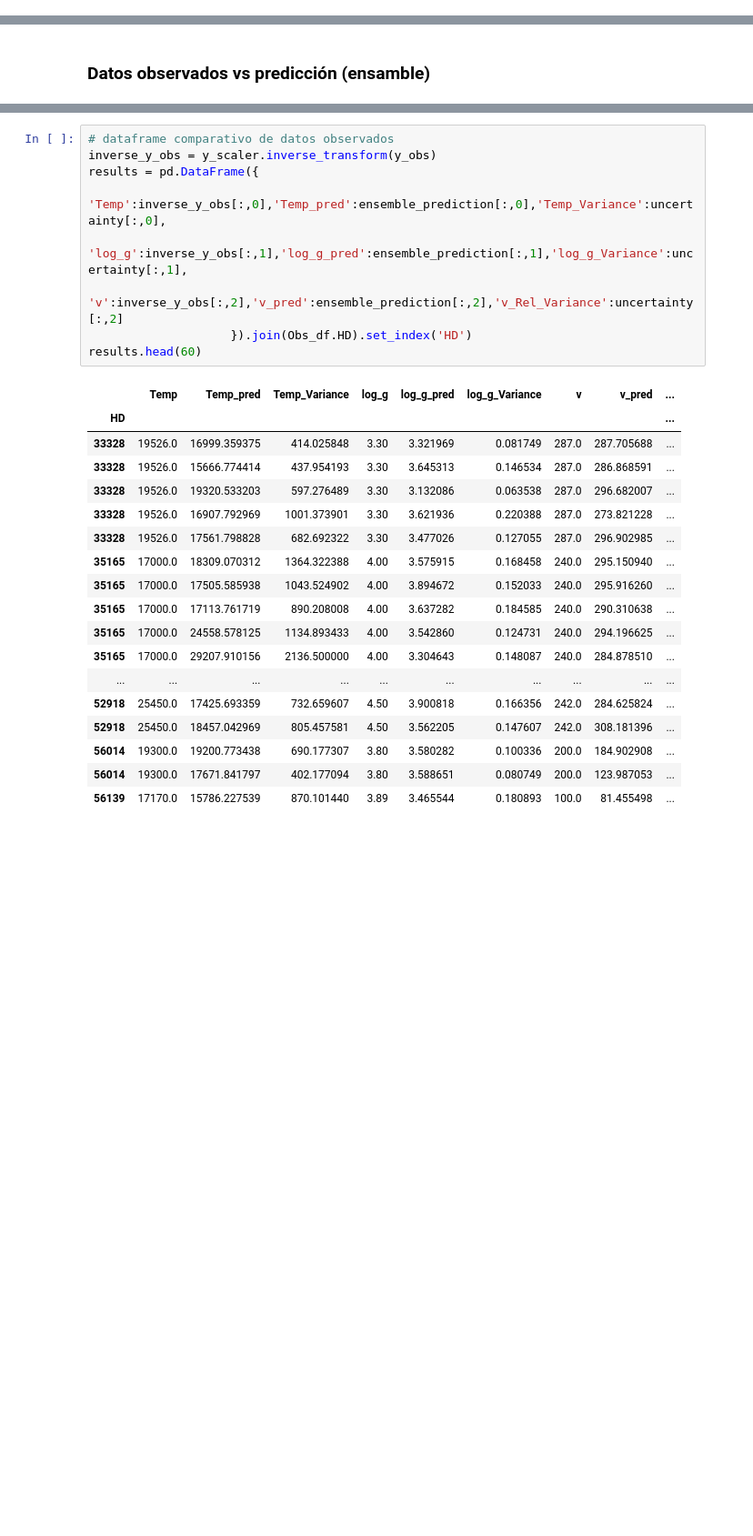
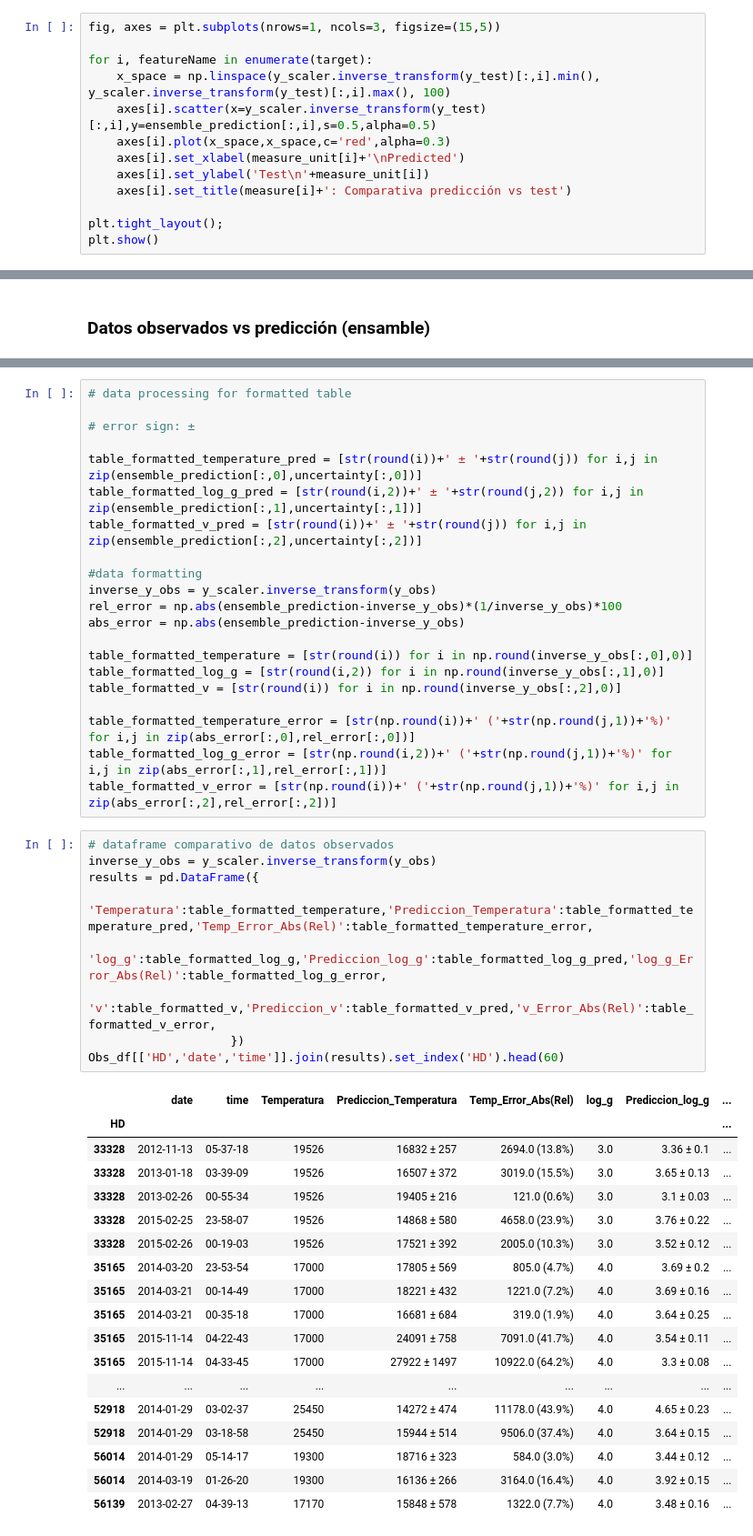
Before and after one commit to chum1ngo/StellarParametraPredictionDeepEnsemble, a Jupyter notebook: 5.1.Optimization/3.kerasAutoTunerGreedy.ipynb, the cells around one changed output, grey strips where cells are left out. Shown at 91% size. Drawn from its saved outputs; the diff is of its cells as text; blank space fills up the shorter version.

```diff
--- a/5.1.Optimization/3.kerasAutoTunerGreedy.ipynb
+++ b/5.1.Optimization/3.kerasAutoTunerGreedy.ipynb
@@ -465,0 +617,13 @@ plt.show()
+# %%
+fig, axes = plt.subplots(nrows=1, ncols=3, figsize=(15,5))
+
+for i, featureName in enumerate(target):
+	x_space = np.linspace(y_scaler.inverse_transform(y_test)[:,i].min(), y_scaler.inverse_transform(y_test)[:,i].max(), 100)
+	axes[i].scatter(x=y_scaler.inverse_transform(y_test)[:,i],y=ensemble_prediction[:,i],s=0.5,alpha=0.5)
+	axes[i].plot(x_space,x_space,c='red',alpha=0.3)
+	axes[i].set_xlabel(measure_unit[i]+'\nPredicted')
+	axes[i].set_ylabel('Test\n'+measure_unit[i])
+	axes[i].set_title(measure[i]+': Comparativa predicción vs test')
+
+plt.tight_layout();
+plt.show()
@@ -550,28 +718,49 @@ results.shape
+# %%
+# data processing for formatted table
+
+# error sign: ±
+
+table_formatted_temperature_pred = [str(round(i))+' ± '+str(round(j)) for i,j in zip(ensemble_prediction[:,0],uncertainty[:,0])]
+table_formatted_log_g_pred = [str(round(i,2))+' ± '+str(round(j,2)) for i,j in zip(ensemble_prediction[:,1],uncertainty[:,1])]
+table_formatted_v_pred = [str(round(i))+' ± '+str(round(j)) for i,j in zip(ensemble_prediction[:,2],uncertainty[:,2])]
+
+#data formatting
+inverse_y_obs = y_scaler.inverse_transform(y_obs)
+rel_error = np.abs(ensemble_prediction-inverse_y_obs)*(1/inverse_y_obs)*100
+abs_error = np.abs(ensemble_prediction-inverse_y_obs)
+
+table_formatted_temperature = [str(round(i)) for i in np.round(inverse_y_obs[:,0],0)]
+table_formatted_log_g = [str(round(i,2)) for i in np.round(inverse_y_obs[:,1],0)]
+table_formatted_v = [str(round(i)) for i in np.round(inverse_y_obs[:,2],0)]
+
+table_formatted_temperature_error = [str(np.round(i))+' ('+str(np.round(j,1))+'%)' for i,j in zip(abs_error[:,0],rel_error[:,0])]
+table_formatted_log_g_error = [str(np.round(i,2))+' ('+str(np.round(j,1))+'%)' for i,j in zip(abs_error[:,1],rel_error[:,1])]
+table_formatted_v_error = [str(np.round(i))+' ('+str(np.round(j,1))+'%)' for i,j in zip(abs_error[:,2],rel_error[:,2])]
 # %%
 # dataframe comparativo de datos observados
 inverse_y_obs = y_scaler.inverse_transform(y_obs)
 results = pd.DataFrame({
-  'Temp':inverse_y_obs[:,0],'Temp_pred':ensemble_prediction[:,0],'Temp_Variance':uncertainty[:,0],
-  'log_g':inverse_y_obs[:,1],'log_g_pred':ensemble_prediction[:,1],'log_g_Variance':uncertainty[:,1],
-  'v':inverse_y_obs[:,2],'v_pred':ensemble_prediction[:,2],'v_Rel_Variance':uncertainty[:,2]
-                    }).join(Obs_df.HD).set_index('HD')
-results.head(60)
+  'Temperatura':table_formatted_temperature,'Prediccion_Temperatura':table_formatted_temperature_pred,'Temp_Error_Abs(Rel)':table_formatted_temperature_error,
+  'log_g':table_formatted_log_g,'Prediccion_log_g':table_formatted_log_g_pred,'log_g_Error_Abs(Rel)':table_formatted_log_g_error,
+  'v':table_formatted_v,'Prediccion_v':table_formatted_v_pred,'v_Error_Abs(Rel)':table_formatted_v_error,
+                    })
+Obs_df[['HD','date','time']].join(results).set_index('HD').head(60)
 # %% [output]
-|  | Temp | Temp_pred | Temp_Variance | log_g | log_g_pred | log_g_Variance | v | v_pred | ... |
-| HD |  |  |  |  |  |  |  |  | ... |
-| 33328 | 19526.0 | 16999.359375 | 414.025848 | 3.30 | 3.321969 | 0.081749 | 287.0 | 287.705688 | ... |
-| 33328 | 19526.0 | 15666.774414 | 437.954193 | 3.30 | 3.645313 | 0.146534 | 287.0 | 286.868591 | ... |
-| 33328 | 19526.0 | 19320.533203 | 597.276489 | 3.30 | 3.132086 | 0.063538 | 287.0 | 296.682007 | ... |
-| 33328 | 19526.0 | 16907.792969 | 1001.373901 | 3.30 | 3.621936 | 0.220388 | 287.0 | 273.821228 | ... |
-| 33328 | 19526.0 | 17561.798828 | 682.692322 | 3.30 | 3.477026 | 0.127055 | 287.0 | 296.902985 | ... |
-| 35165 | 17000.0 | 18309.070312 | 1364.322388 | 4.00 | 3.575915 | 0.168458 | 240.0 | 295.150940 | ... |
-| 35165 | 17000.0 | 17505.585938 | 1043.524902 | 4.00 | 3.894672 | 0.152033 | 240.0 | 295.916260 | ... |
-| 35165 | 17000.0 | 17113.761719 | 890.208008 | 4.00 | 3.637282 | 0.184585 | 240.0 | 290.310638 | ... |
-| 35165 | 17000.0 | 24558.578125 | 1134.893433 | 4.00 | 3.542860 | 0.124731 | 240.0 | 294.196625 | ... |
-| 35165 | 17000.0 | 29207.910156 | 2136.500000 | 4.00 | 3.304643 | 0.148087 | 240.0 | 284.878510 | ... |
-| ... | ... | ... | ... | ... | ... | ... | ... | ... | ... |
-| 52918 | 25450.0 | 17425.693359 | 732.659607 | 4.50 | 3.900818 | 0.166356 | 242.0 | 284.625824 | ... |
-| 52918 | 25450.0 | 18457.042969 | 805.457581 | 4.50 | 3.562205 | 0.147607 | 242.0 | 308.181396 | ... |
-| 56014 | 19300.0 | 19200.773438 | 690.177307 | 3.80 | 3.580282 | 0.100336 | 200.0 | 184.902908 | ... |
-| 56014 | 19300.0 | 17671.841797 | 402.177094 | 3.80 | 3.588651 | 0.080749 | 200.0 | 123.987053 | ... |
-| 56139 | 17170.0 | 15786.227539 | 870.101440 | 3.89 | 3.465544 | 0.180893 | 100.0 | 81.455498 | ... |
+|  | date | time | Temperatura | Prediccion_Temperatura | Temp_Error_Abs(Rel) | log_g | Prediccion_log_g | ... |
+| HD |  |  |  |  |  |  |  | ... |
+| 33328 | 2012-11-13 | 05-37-18 | 19526 | 16832 ± 257 | 2694.0 (13.8%) | 3.0 | 3.36 ± 0.1 | ... |
+| 33328 | 2013-01-18 | 03-39-09 | 19526 | 16507 ± 372 | 3019.0 (15.5%) | 3.0 | 3.65 ± 0.13 | ... |
+| 33328 | 2013-02-26 | 00-55-34 | 19526 | 19405 ± 216 | 121.0 (0.6%) | 3.0 | 3.1 ± 0.03 | ... |
+| 33328 | 2015-02-25 | 23-58-07 | 19526 | 14868 ± 580 | 4658.0 (23.9%) | 3.0 | 3.76 ± 0.22 | ... |
+| 33328 | 2015-02-26 | 00-19-03 | 19526 | 17521 ± 392 | 2005.0 (10.3%) | 3.0 | 3.52 ± 0.12 | ... |
+| 35165 | 2014-03-20 | 23-53-54 | 17000 | 17805 ± 569 | 805.0 (4.7%) | 4.0 | 3.69 ± 0.2 | ... |
+| 35165 | 2014-03-21 | 00-14-49 | 17000 | 18221 ± 432 | 1221.0 (7.2%) | 4.0 | 3.69 ± 0.16 | ... |
+| 35165 | 2014-03-21 | 00-35-18 | 17000 | 16681 ± 684 | 319.0 (1.9%) | 4.0 | 3.64 ± 0.25 | ... |
+| 35165 | 2015-11-14 | 04-22-43 | 17000 | 24091 ± 758 | 7091.0 (41.7%) | 4.0 | 3.54 ± 0.11 | ... |
+| 35165 | 2015-11-14 | 04-33-45 | 17000 | 27922 ± 1497 | 10922.0 (64.2%) | 4.0 | 3.3 ± 0.08 | ... |
+| ... | ... | ... | ... | ... | ... | ... | ... | ... |
+| 52918 | 2014-01-29 | 03-02-37 | 25450 | 14272 ± 474 | 11178.0 (43.9%) | 4.0 | 4.65 ± 0.23 | ... |
+| 52918 | 2014-01-29 | 03-18-58 | 25450 | 15944 ± 514 | 9506.0 (37.4%) | 4.0 | 3.64 ± 0.15 | ... |
+| 56014 | 2014-01-29 | 05-14-17 | 19300 | 18716 ± 323 | 584.0 (3.0%) | 4.0 | 3.44 ± 0.12 | ... |
+| 56014 | 2014-03-19 | 01-26-20 | 19300 | 16136 ± 266 | 3164.0 (16.4%) | 4.0 | 3.92 ± 0.15 | ... |
+| 56139 | 2013-02-27 | 04-39-13 | 17170 | 15848 ± 578 | 1322.0 (7.7%) | 4.0 | 3.48 ± 0.16 | ... |
```
Also changed, not shown: parts of 46 cells of this notebook, 2 other files.
